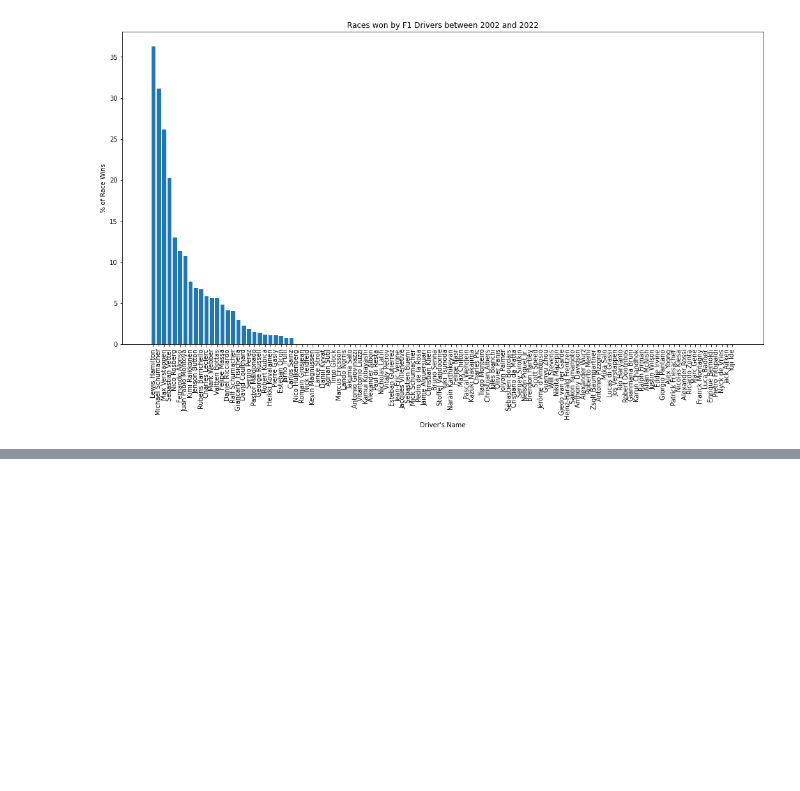
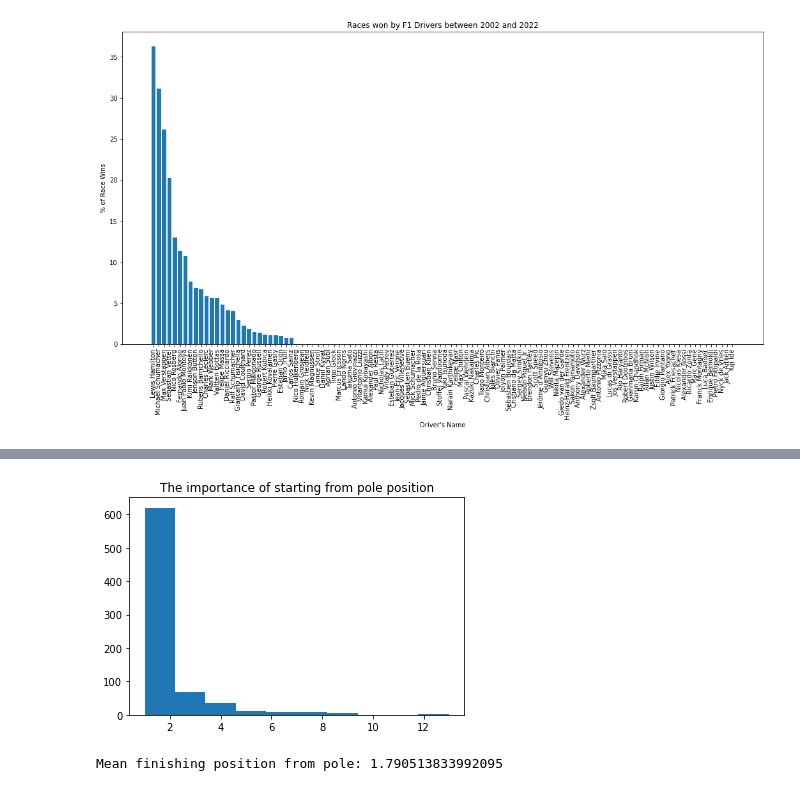
Before and after one commit to PaulOM203/MSC_Thesis_F1, a Jupyter notebook: Notebook.ipynb, the cells around one changed output, grey strips where cells are left out. Drawn from its saved outputs; the diff is of its cells as text; code cells hidden in the pictures; blank space fills up the shorter version.

```diff
--- a/Notebook.ipynb
+++ b/Notebook.ipynb
@@ -421,0 +406,14 @@ maps
+# %%
+## Create graph to show the importance of pole poisition for all track winners
+
+y = circuitsResults[(circuitsResults.grid == 1) & (circuitsResults.statusId == 1)].positionOrder
+plt.hist(y)
+plt.title('The importance of starting from pole position')
+plt.savefig('Importance of starting from pole.png', dpi=300)
+# %% [output]
+[figure, added]
+# %%
+## Calculate the mean finishing position from the above
+print("Mean finishing position from pole:", y.mean())
+# %% [output]
+Mean finishing position from pole: 1.790513833992095
```
Also changed, not shown: parts of 30 cells of this notebook.
